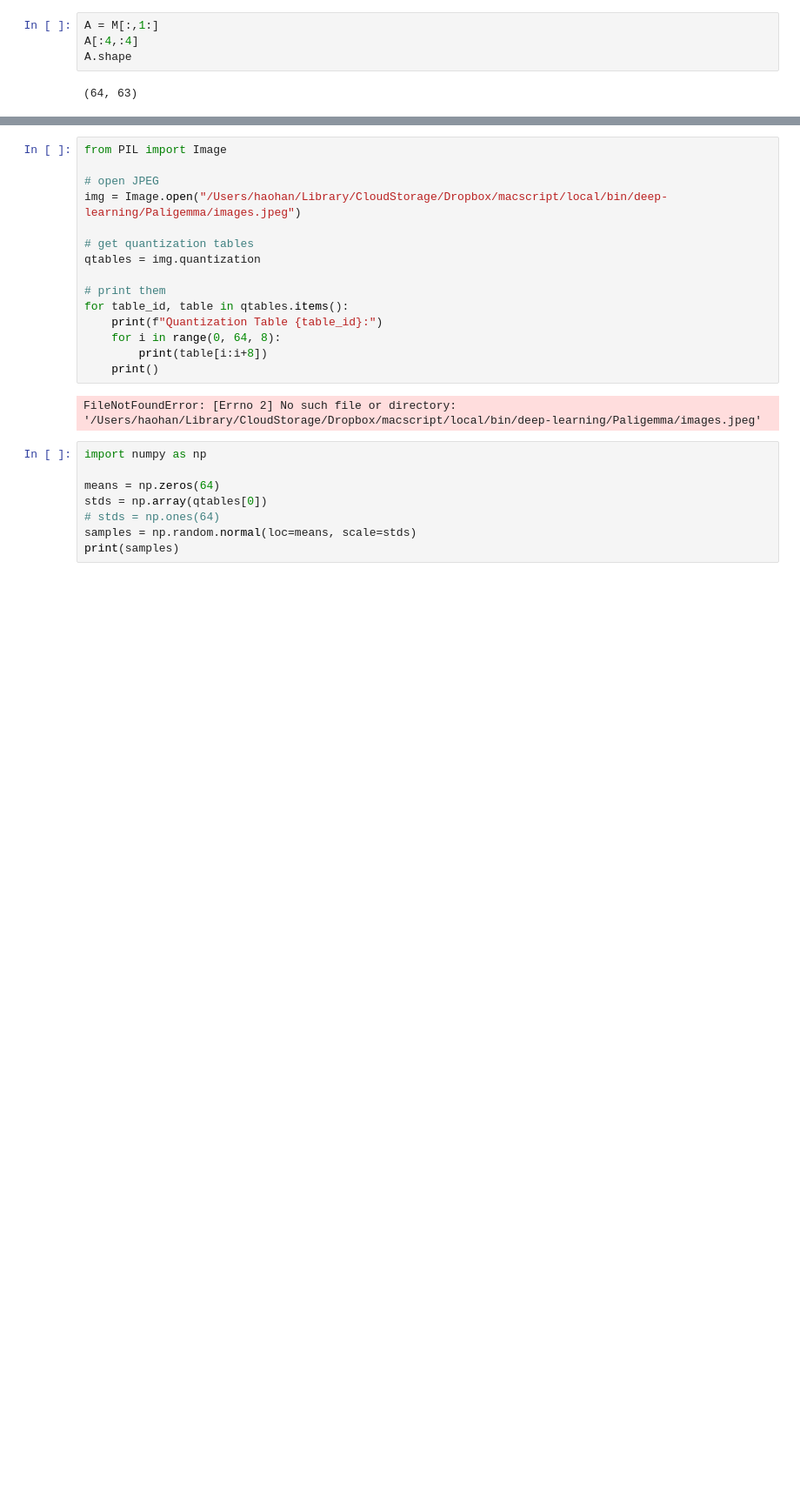
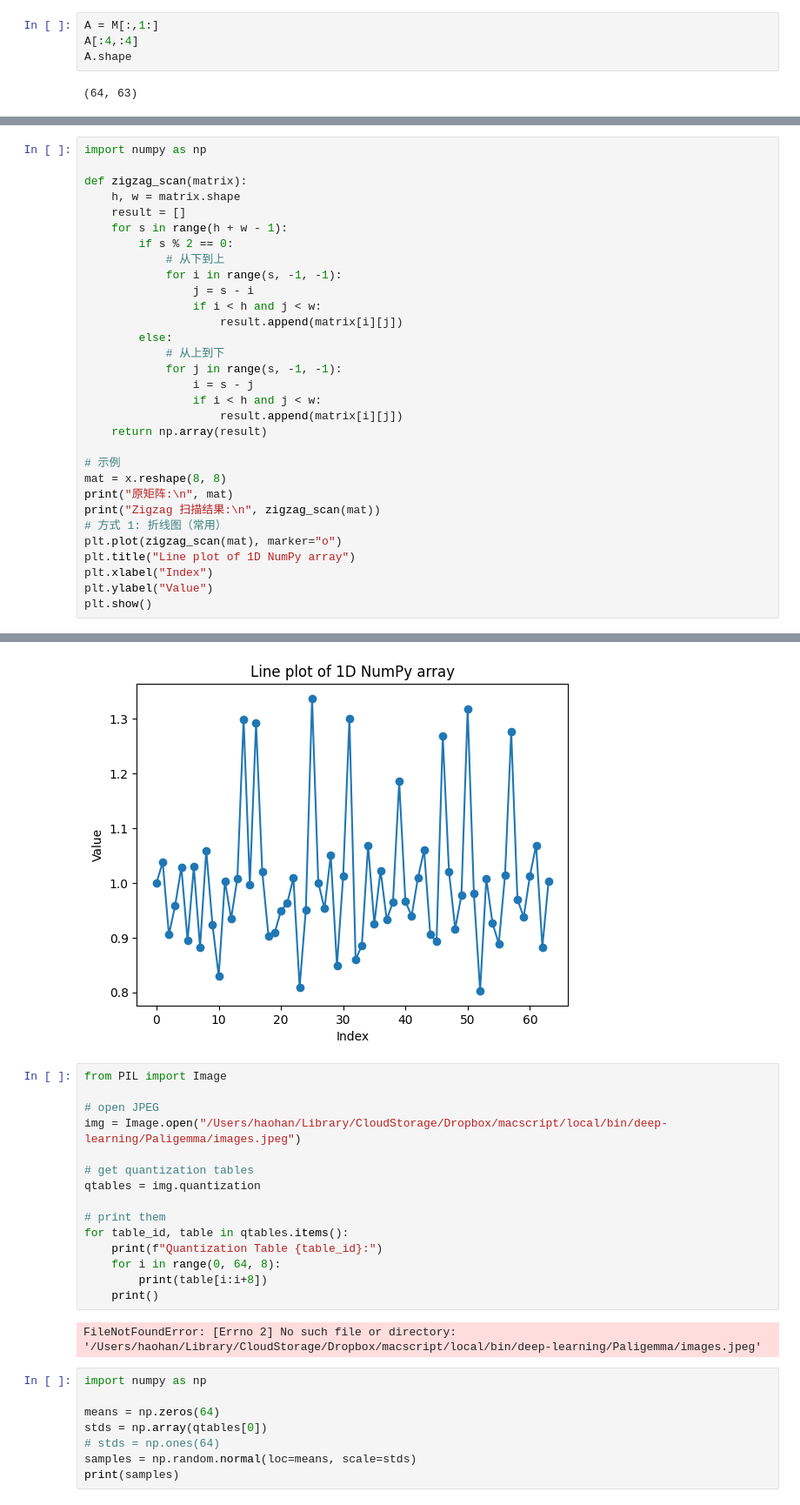
Before and after one commit to xiaonengmiao/Paligemma, a Jupyter notebook: test.ipynb, the cells around one changed output, grey strips where cells are left out. Shown at 87% size. Drawn from its saved outputs; the diff is of its cells as text; blank space fills up the shorter version.

```diff
--- a/test.ipynb
+++ b/test.ipynb
@@ -153,0 +190,32 @@ else:
+# %%
+import numpy as np
+
+def zigzag_scan(matrix):
+    h, w = matrix.shape
+    result = []
+    for s in range(h + w - 1):
+        if s % 2 == 0:
+            # 从下到上
+            for i in range(s, -1, -1):
+                j = s - i
+                if i < h and j < w:
+                    result.append(matrix[i][j])
+        else:
+            # 从上到下
+            for j in range(s, -1, -1):
+                i = s - j
+                if i < h and j < w:
+                    result.append(matrix[i][j])
+    return np.array(result)
+
+# 示例
+mat = x.reshape(8, 8)
+print("原矩阵:\n", mat)
+print("Zigzag 扫描结果:\n", zigzag_scan(mat))
+# 方式 1: 折线图（常用）
+plt.plot(zigzag_scan(mat), marker="o")
+plt.title("Line plot of 1D NumPy array")
+plt.xlabel("Index")
+plt.ylabel("Value")
+plt.show()
+# %% [output]
@@ -154,3 +239,4 @@ else:
+[figure, added]
 # %%
 from PIL import Image
 
```
Also changed, not shown: parts of 11 cells of this notebook.
